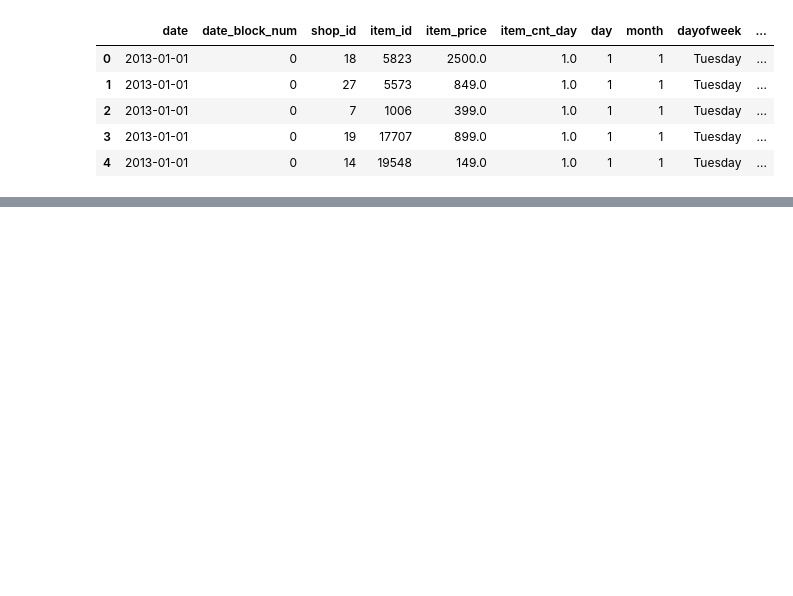
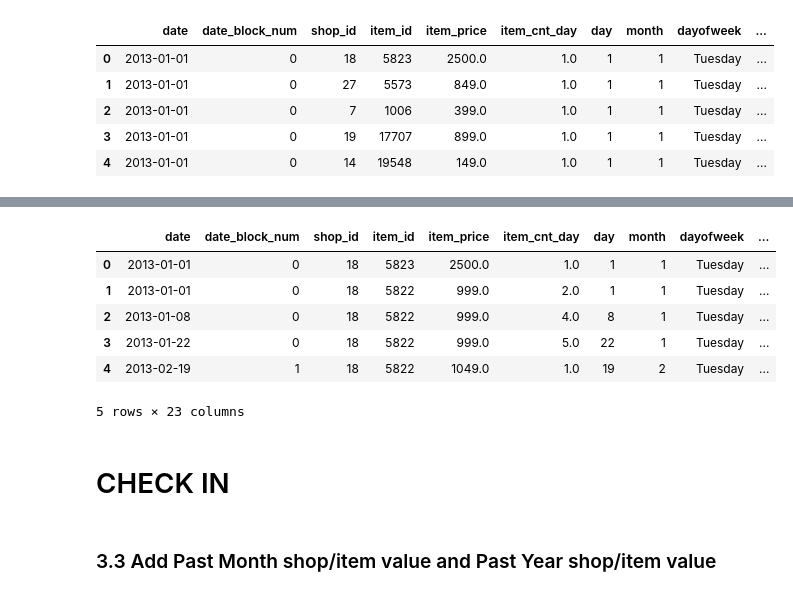
Before and after one commit to MAGLeb/current_practice, a Jupyter notebook: coursera/how_to_win_ds_competition/final_project.ipynb, the cells around one changed output, grey strips where cells are left out. Cells and saved outputs as stored; diff of their text form; code cells hidden in the pictures; blank space fills up the shorter version.

```diff
--- a/coursera/how_to_win_ds_competition/final_project.ipynb
+++ b/coursera/how_to_win_ds_competition/final_project.ipynb
@@ -288,0 +278,20 @@ test
+# %%
+def mean_encoding_regression(sales_train, columns: [str], value: str):
+    for column in columns:
+        _ = sales_train.pivot_table(index=column, values=value).reset_index()
+        sales_train = sales_train.merge(_, how='inner', on=[column], suffixes=['', f'_mean_{column}'])
+
+    return sales_train
+# %%
+sales_train = mean_encoding_regression(sales_train, ['location', 'category', 'subcategory', 'dayofweek', 'shop_type'], 'item_cnt_day')
+sales_train.head()
+# %% [output]
+|  | date | date_block_num | shop_id | item_id | item_price | item_cnt_day | day | month | dayofweek | ... |
+| 0 | 2013-01-01 | 0 | 18 | 5823 | 2500.0 | 1.0 | 1 | 1 | Tuesday | ... |
+| 1 | 2013-01-01 | 0 | 18 | 5822 | 999.0 | 2.0 | 1 | 1 | Tuesday | ... |
+| 2 | 2013-01-08 | 0 | 18 | 5822 | 999.0 | 4.0 | 8 | 1 | Tuesday | ... |
+| 3 | 2013-01-22 | 0 | 18 | 5822 | 999.0 | 5.0 | 22 | 1 | Tuesday | ... |
+| 4 | 2013-02-19 | 1 | 18 | 5822 | 1049.0 | 1.0 | 19 | 2 | Tuesday | ... |
+5 rows × 23 columns
+# %% [markdown]
+# CHECK IN
@@ -288,0 +302,2 @@ test
+# %% [markdown]
+### 3.3 Add Past Month shop/item value and Past Year shop/item value
```
Also changed, not shown: parts of 39 cells of this notebook.
